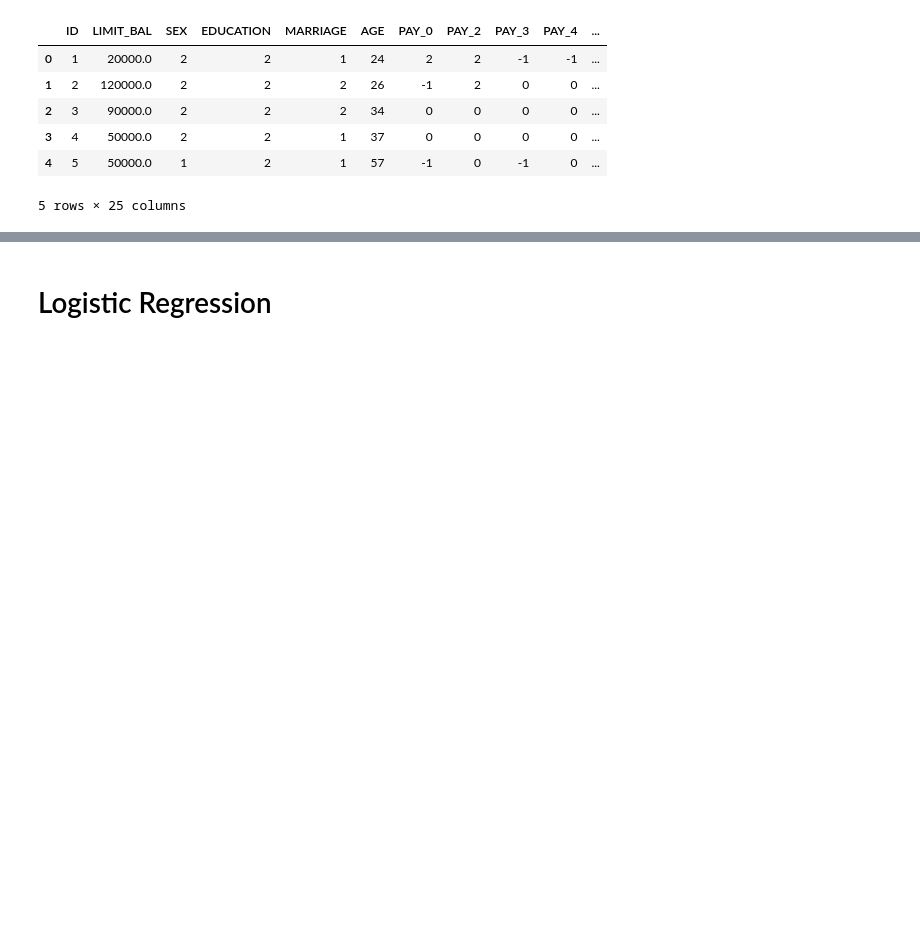
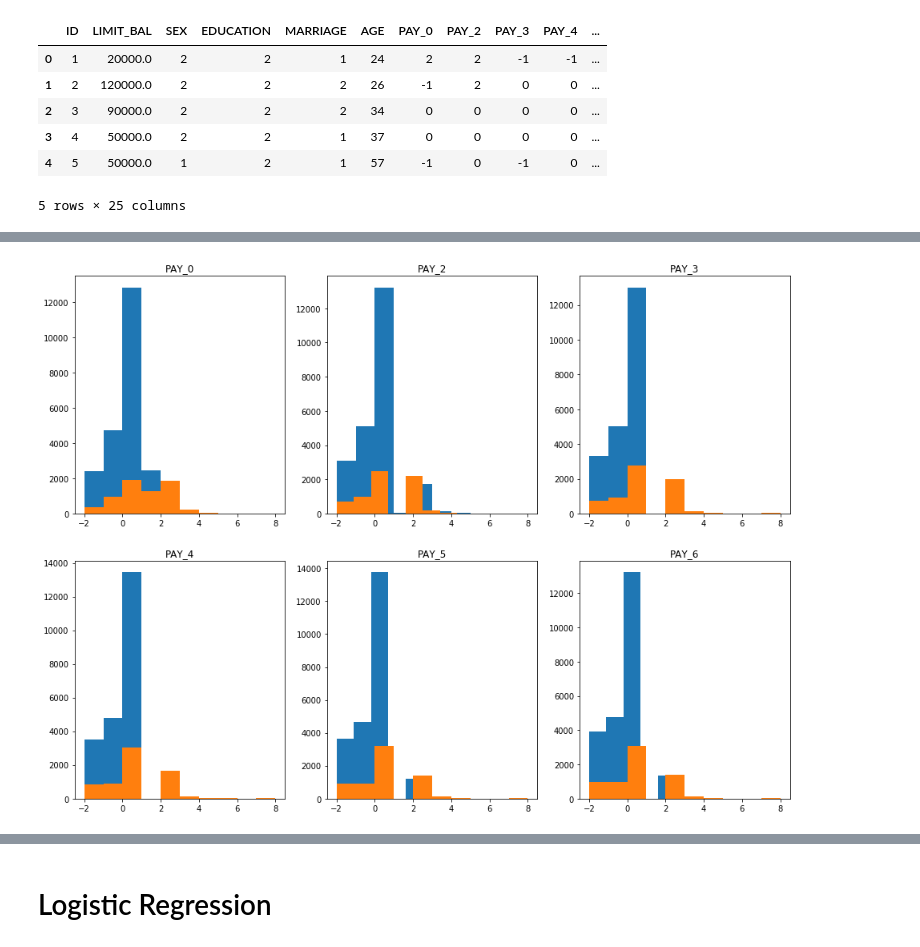
Before and after one commit to tjkim614/ml_mini_project, a Jupyter notebook: mini_project.ipynb, the cells around one changed output, grey strips where cells are left out. Drawn from its saved outputs; the diff is of its cells as text; code cells hidden in the pictures; blank space fills up the shorter version.

```diff
--- a/mini_project.ipynb
+++ b/mini_project.ipynb
@@ -79,0 +133,10 @@ data.head()
+# %%
+fig2 = plt.figure(figsize=(16,12))
+
+for i in range(6):
+    ax = fig2.add_subplot(2,3,i+1)
+    plt.title(data.columns[i+5])
+    ax.hist(data.iloc[:,i+5].loc[data['DEFAULT'] == 0], label='Paid')
+    ax.hist(data.iloc[:,i+5].loc[data['DEFAULT'] == 1], label='Default')
+# %% [output]
+[figure, added]
```
Also changed, not shown: parts of 36 cells of this notebook.
